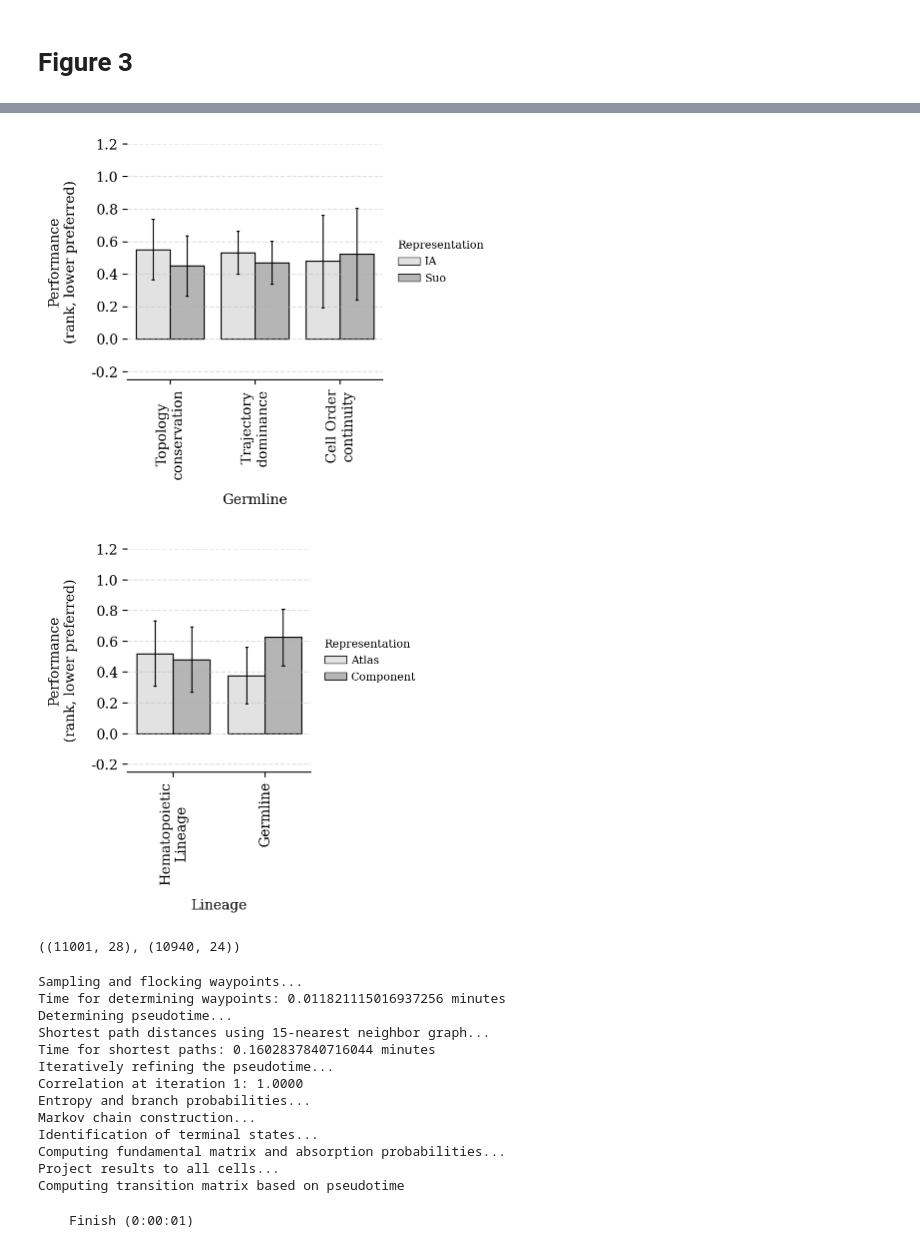
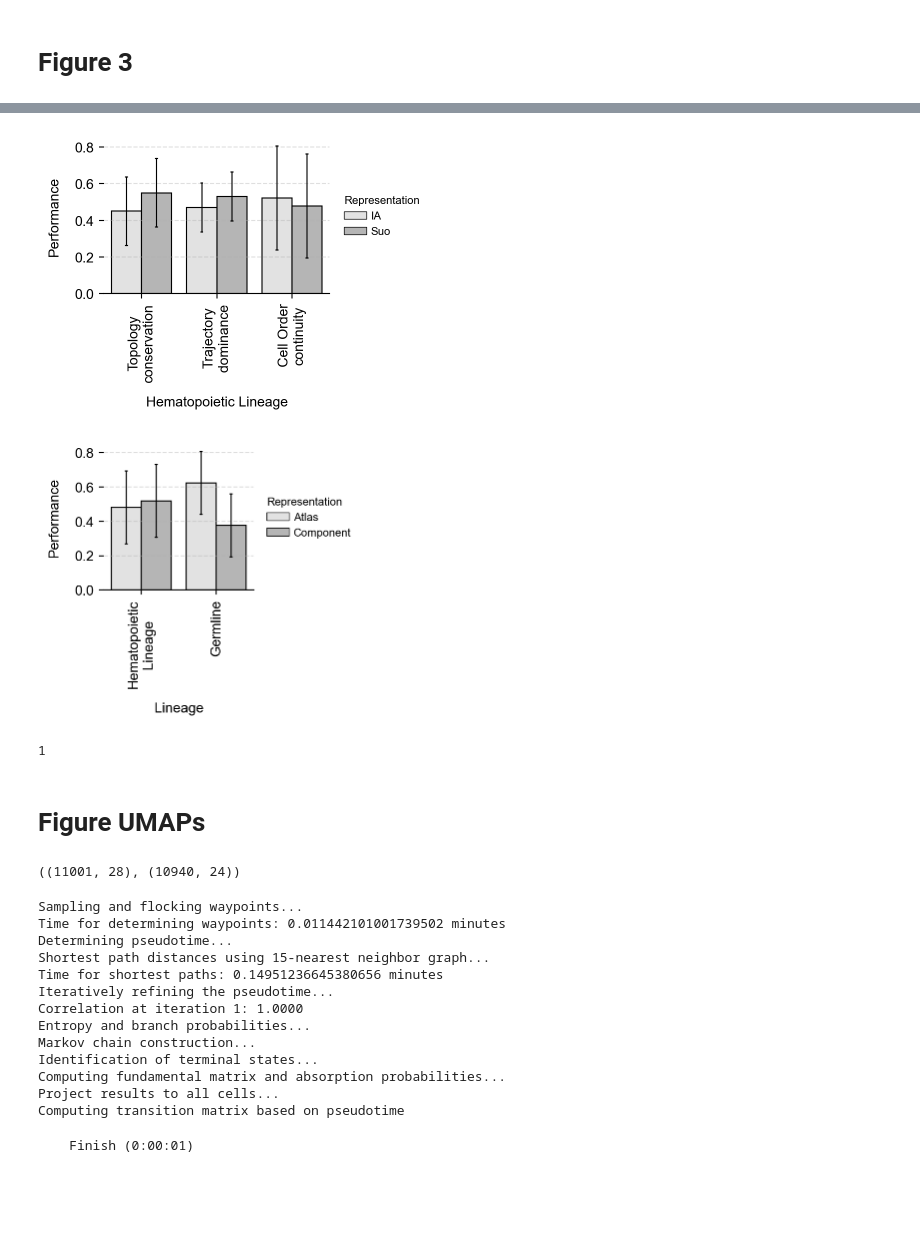
Before and after one commit to theislab/sctram, a Jupyter notebook: reproducibility/local/experiments/sctram_figures_only.ipynb, the cells around one changed output, grey strips where cells are left out. Saved outputs shown, nothing was run; the diff lists cells and outputs as text; code cells hidden in the pictures; blank space fills up the shorter version.

```diff
--- a/reproducibility/local/experiments/sctram_figures_only.ipynb
+++ b/reproducibility/local/experiments/sctram_figures_only.ipynb
@@ -964,8 +1049,8 @@ for i in ['weight_tardis', 'weight_scvi']:
         figsize=(4, 3.25),
         edge_weight_attribute=i,
         title="",
-        edge_vmin=2.1,
-        edge_vmax=3.5,
+        edge_vmin=0.4,
+        edge_vmax=0.7,
         color_edges_by_weight=True,
         node_size=150,
         node_color="lightgray",
@@ -973,7 +1058,7 @@ for i in ['weight_tardis', 'weight_scvi']:
         edge_width=5,
         edge_labels=False,
         edge_label_font_size=5,
-        edge_cmap='viridis_r',
+        edge_cmap='viridis',
         edge_colorbar=False,
         file_name=f"{trajectory_focus}_{i}"
     )
@@ -1027,14 +1176,14 @@ def get_winners(row):
     c = row['score_Component']
     a = row['score_Atlas']
 
-    if direction == 'increasing':
+    if direction == 'decreasing':
         if c > a:
             return pd.Series([0, 1])
         elif a > c:
             return pd.Series([1, 0])
         else:
             return pd.Series([0.5, 0.5])
-    elif direction == 'decreasing':
+    elif direction == 'increasing':
         if c < a:
             return pd.Series([0, 1])
         elif a < c:
@@ -1113,9 +1262,9 @@ label_mapping = {
 }
 
 # match boxplot’s height & per-column width
-fig_height = 4
+fig_height = 3
 n_cols = long_both_back["focus"].nunique()
-col_width = 2.8
+col_width = 2.4
 fig_width = n_cols * col_width
 
 fig, ax = plt.subplots(figsize=(fig_width, fig_height))
@@ -1147,9 +1296,9 @@ for patch in bp.patches:
 ax.set_xticklabels(ax.get_xticklabels(), rotation=90, ha='center', fontsize=10)
 ax.tick_params(axis="y", labelsize=10)
 ax.set_xlabel('Germline', fontsize=10, labelpad=10)
-plt.ylabel("Performance\n(rank, lower preferred)", fontsize=10, labelpad=10)
+plt.ylabel("Performance", fontsize=10, labelpad=10)
 
-ax.set_ylim(-0.25, 1.2)
+ax.set_ylim(0, None)
 ax.yaxis.set_major_formatter(FormatStrFormatter('%.1f'))
 
 # grid + despine
@@ -1233,14 +1382,14 @@ def get_winners(row):
     c = row['score_Component']
     a = row['score_Atlas']
 
-    if direction == 'increasing':
+    if direction == 'decreasing':
         if c > a:
             return pd.Series([0, 1])
         elif a > c:
             return pd.Series([1, 0])
         else:
             return pd.Series([0.5, 0.5])
-    elif direction == 'decreasing':
+    elif direction == 'increasing':
         if c < a:
             return pd.Series([0, 1])
         elif a < c:
@@ -1319,9 +1468,9 @@ label_mapping = {
 }
 
 # match boxplot’s height & per-column width
-fig_height = 4
+fig_height = 3
 n_cols = long_both_back["focus"].nunique()
-col_width = 2.8
+col_width = 2.4
 fig_width = n_cols * col_width
 
 fig, ax = plt.subplots(figsize=(fig_width, fig_height))
@@ -1352,10 +1501,10 @@ for patch in bp.patches:
 # axes
 ax.set_xticklabels(ax.get_xticklabels(), rotation=90, ha='center', fontsize=10)
 ax.tick_params(axis="y", labelsize=10)
-ax.set_xlabel('Germline', fontsize=10, labelpad=10)
-plt.ylabel("Performance\n(rank, lower preferred)", fontsize=10, labelpad=10)
+ax.set_xlabel('Hematopoietic Lineage', fontsize=10, labelpad=10)
+plt.ylabel("Performance", fontsize=10, labelpad=10)
 
-ax.set_ylim(-0.25, 1.2)
+ax.set_ylim(0, None)
 ax.yaxis.set_major_formatter(FormatStrFormatter('%.1f'))
 
 # grid + despine
@@ -1370,34 +1519,34 @@ handles, labels = ax.get_legend_handles_labels()
 new_labels = [label_mapping.get(l, l) for l in labels]
 
 slim_handles = [
     mpatches.Patch(
         facecolor=h.get_facecolor(),   # <-- keep the whole RGBA tuple
         edgecolor="black",
         linewidth=0.5                  #   thinner border
     )
     for h in handles
 ]
 
 leg = ax.legend(
     slim_handles,
     new_labels,
     title="Representation",
     loc="center left",
     bbox_to_anchor=(1.02, 0.5),
     alignment="left",
     frameon=False,
     title_fontsize=8,
     fontsize=8,
     borderaxespad=0.5,
     handletextpad=0.4,
     labelspacing=0.5,
 )
 
 # tighten layout (accounts for legend)
 plt.tight_layout(rect=[0, 0, 0.85, 1])
 plt.savefig("/Users/kemalinecik/Downloads/fig2fig/comparison_hemato_component.pdf")
 # %% [output]
-[figure, old version]
+[figure, new version]
 # %%
 long_both_haem = long_both_back.copy()
 # %%
@@ -1412,9 +1561,9 @@ label_mapping = {
 }
 
 # match boxplot’s height & per-column width
-fig_height = 4
+fig_height = 3
 n_cols = long_both2["focus"].nunique()
-col_width = 2.4
+col_width = 2
 fig_width = n_cols * col_width
 
 fig, ax = plt.subplots(figsize=(fig_width, fig_height))
@@ -1446,9 +1595,9 @@ for patch in bp.patches:
 ax.set_xticklabels(ax.get_xticklabels(), rotation=90, ha='center', fontsize=10)
 ax.tick_params(axis="y", labelsize=10)
 ax.set_xlabel('Lineage', fontsize=10, labelpad=10)
-plt.ylabel("Performance\n(rank, lower preferred)", fontsize=10, labelpad=10)
+plt.ylabel("Performance", fontsize=10, labelpad=10)
 
-ax.set_ylim(-0.25, 1.2)
+ax.set_ylim(0, None)
 ax.yaxis.set_major_formatter(FormatStrFormatter('%.1f'))
 
 # grid + despine
@@ -1490,4 +1639,4 @@ leg = ax.legend(
 plt.tight_layout(rect=[0, 0, 0.85, 1])
 plt.savefig("/Users/kemalinecik/Downloads/fig2fig/comparison_germline_hemato_both.pdf")
 # %% [output]
-[figure, old version]
+[figure, new version]
@@ -1501,0 +1643,6 @@ sc.settings.verbose = 3
+# %%
+1
+# %% [output]
+1
+# %% [markdown]
+# Figure UMAPs
@@ -1545,13 +1719,13 @@ def cr_calc(adata_cr, root_cell_type, i, ann_levl, knn=15):
 # %%
 focus_trajectory = "germline"
 ann_lvl = ground_truth_trajectories_annotation_level[focus_trajectory]
-pk_adata_atlas = cr_calc(adata_atlas.copy(), root_cell_type = "PGC", i=10, ann_levl=ann_lvl)
+pk_adata_atlas = cr_calc(adata_atlas.copy(), root_cell_type = "Primordial Germ Cell", i=10, ann_levl=ann_lvl)
 # %% [output]
 Sampling and flocking waypoints...
-Time for determining waypoints: 0.011821115016937256 minutes
+Time for determining waypoints: 0.011442101001739502 minutes
 Determining pseudotime...
 Shortest path distances using 15-nearest neighbor graph...
-Time for shortest paths: 0.1602837840716044 minutes
+Time for shortest paths: 0.14951236645380656 minutes
 Iteratively refining the pseudotime...
 Correlation at iteration 1: 1.0000
 Entropy and branch probabilities...
```
Also changed, not shown: parts of 39 cells of this notebook.
